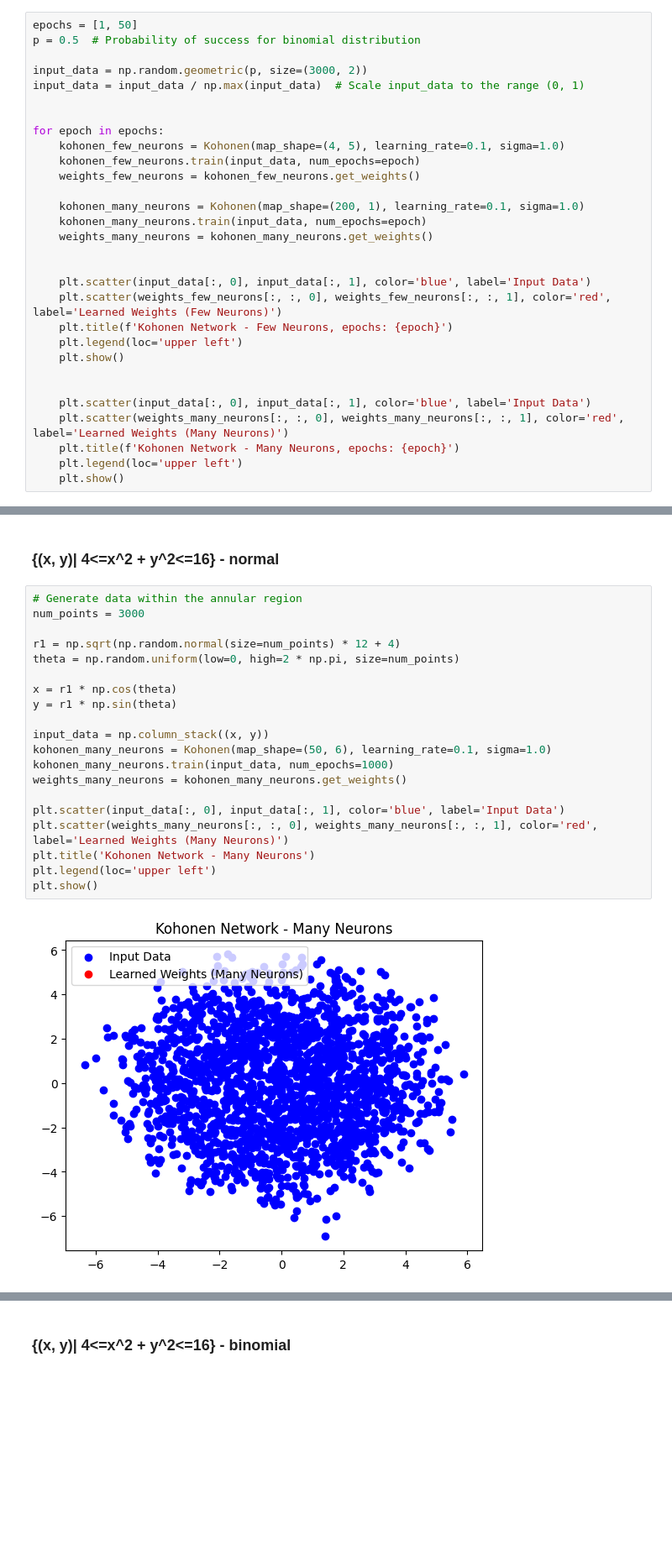
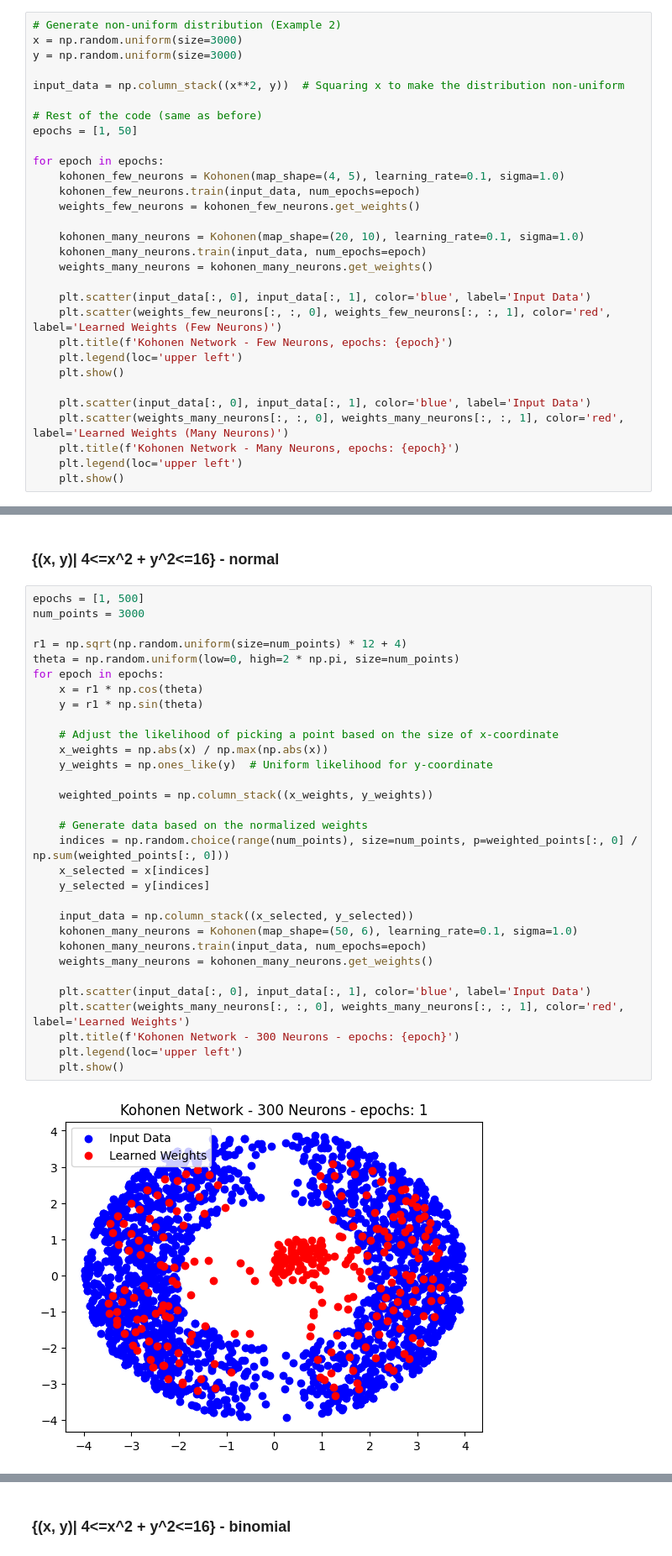
Before and after one commit to HILLELOH/Kohonen_implementation, a Jupyter notebook: Kohonen.ipynb, the cells around one changed output, grey strips where cells are left out. Shown at 84% size. Saved outputs shown, nothing was run; the diff lists cells and outputs as text; blank space fills up the shorter version.

```diff
--- a/Kohonen.ipynb
+++ b/Kohonen.ipynb
@@ -106,20 +140,21 @@ for epoch in epochs:
 # %%
+# Generate non-uniform distribution (Example 2)
+x = np.random.uniform(size=3000)
+y = np.random.uniform(size=3000)
+
+input_data = np.column_stack((x**2, y))  # Squaring x to make the distribution non-uniform
+
+# Rest of the code (same as before)
 epochs = [1, 50]
-p = 0.5  # Probability of success for binomial distribution
-
-input_data = np.random.geometric(p, size=(3000, 2))
-input_data = input_data / np.max(input_data)  # Scale input_data to the range (0, 1)
-
 
 for epoch in epochs:
     kohonen_few_neurons = Kohonen(map_shape=(4, 5), learning_rate=0.1, sigma=1.0)
     kohonen_few_neurons.train(input_data, num_epochs=epoch)
     weights_few_neurons = kohonen_few_neurons.get_weights()
 
-    kohonen_many_neurons = Kohonen(map_shape=(200, 1), learning_rate=0.1, sigma=1.0)
+    kohonen_many_neurons = Kohonen(map_shape=(20, 10), learning_rate=0.1, sigma=1.0)
     kohonen_many_neurons.train(input_data, num_epochs=epoch)
     weights_many_neurons = kohonen_many_neurons.get_weights()
-
 
     plt.scatter(input_data[:, 0], input_data[:, 1], color='blue', label='Input Data')
     plt.scatter(weights_few_neurons[:, :, 0], weights_few_neurons[:, :, 1], color='red', label='Learned Weights (Few Neurons)')
@@ -127,7 +162,6 @@ for epoch in epochs:
     plt.legend(loc='upper left')
     plt.show()
 
-
     plt.scatter(input_data[:, 0], input_data[:, 1], color='blue', label='Input Data')
     plt.scatter(weights_many_neurons[:, :, 0], weights_many_neurons[:, :, 1], color='red', label='Learned Weights (Many Neurons)')
     plt.title(f'Kohonen Network - Many Neurons, epochs: {epoch}')
@@ -167,24 +201,35 @@ for epoch in epochs:
 # %% [markdown]
 ### {(x, y)| 4<=x^2 + y^2<=16} - normal
 # %%
-# Generate data within the annular region
+epochs = [1, 500]
 num_points = 3000
 
-r1 = np.sqrt(np.random.normal(size=num_points) * 12 + 4)
+r1 = np.sqrt(np.random.uniform(size=num_points) * 12 + 4)
 theta = np.random.uniform(low=0, high=2 * np.pi, size=num_points)
+for epoch in epochs:
+    x = r1 * np.cos(theta)
+    y = r1 * np.sin(theta)
 
-x = r1 * np.cos(theta)
-y = r1 * np.sin(theta)
+    # Adjust the likelihood of picking a point based on the size of x-coordinate
+    x_weights = np.abs(x) / np.max(np.abs(x))
+    y_weights = np.ones_like(y)  # Uniform likelihood for y-coordinate
 
-input_data = np.column_stack((x, y))
-kohonen_many_neurons = Kohonen(map_shape=(50, 6), learning_rate=0.1, sigma=1.0)
-kohonen_many_neurons.train(input_data, num_epochs=1000)
-weights_many_neurons = kohonen_many_neurons.get_weights()
+    weighted_points = np.column_stack((x_weights, y_weights))
 
-plt.scatter(input_data[:, 0], input_data[:, 1], color='blue', label='Input Data')
-plt.scatter(weights_many_neurons[:, :, 0], weights_many_neurons[:, :, 1], color='red', label='Learned Weights (Many Neurons)')
-plt.title('Kohonen Network - Many Neurons')
-plt.legend(loc='upper left')
-plt.show()
+    # Generate data based on the normalized weights
+    indices = np.random.choice(range(num_points), size=num_points, p=weighted_points[:, 0] / np.sum(weighted_points[:, 0]))
+    x_selected = x[indices]
+    y_selected = y[indices]
+
+    input_data = np.column_stack((x_selected, y_selected))
+    kohonen_many_neurons = Kohonen(map_shape=(50, 6), learning_rate=0.1, sigma=1.0)
+    kohonen_many_neurons.train(input_data, num_epochs=epoch)
+    weights_many_neurons = kohonen_many_neurons.get_weights()
+
+    plt.scatter(input_data[:, 0], input_data[:, 1], color='blue', label='Input Data')
+    plt.scatter(weights_many_neurons[:, :, 0], weights_many_neurons[:, :, 1], color='red', label='Learned Weights')
+    plt.title(f'Kohonen Network - 300 Neurons - epochs: {epoch}')
+    plt.legend(loc='upper left')
+    plt.show()
 # %% [output]
-[figure, old version]
+[figure, new version]
```
Also changed, not shown: parts of 9 cells of this notebook, 1 other file.
